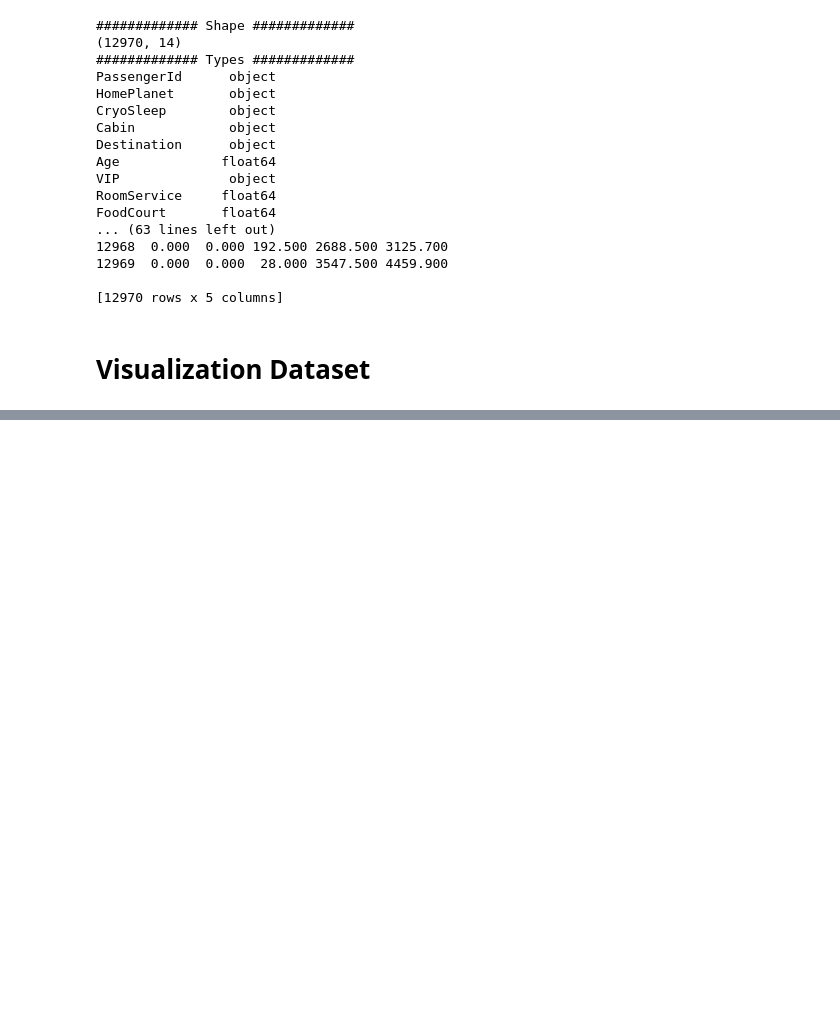
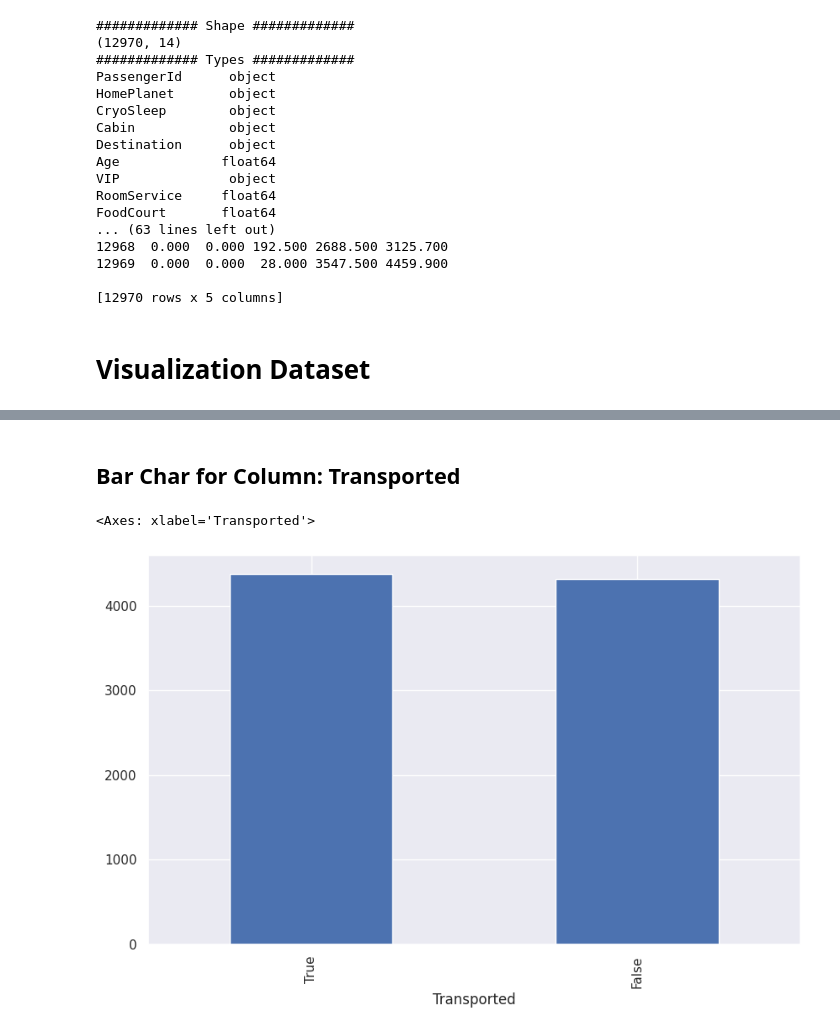
Before and after one commit to Aisuko/notebooks, a Jupyter notebook: competition/titanic-spaceship-with-tf-decision-forest.ipynb, the cells around one changed output, grey strips where cells are left out. Cells and saved outputs as stored; diff of their text form; code cells hidden in the pictures; blank space fills up the shorter version.

```diff
--- a/competition/titanic-spaceship-with-tf-decision-forest.ipynb
+++ b/competition/titanic-spaceship-with-tf-decision-forest.ipynb
@@ -203,0 +141,8 @@ ValueError: could not convert string to float: 'G/3/S'
+# %% [markdown]
+## Bar Char for Column: Transported
+# %%
+plot_df=df.Transported.value_counts()
+plot_df.plot(kind="bar")
+# %% [output]
+<Axes: xlabel='Transported'>
+[figure, added]
```
Also changed, not shown: parts of 14 cells of this notebook.
